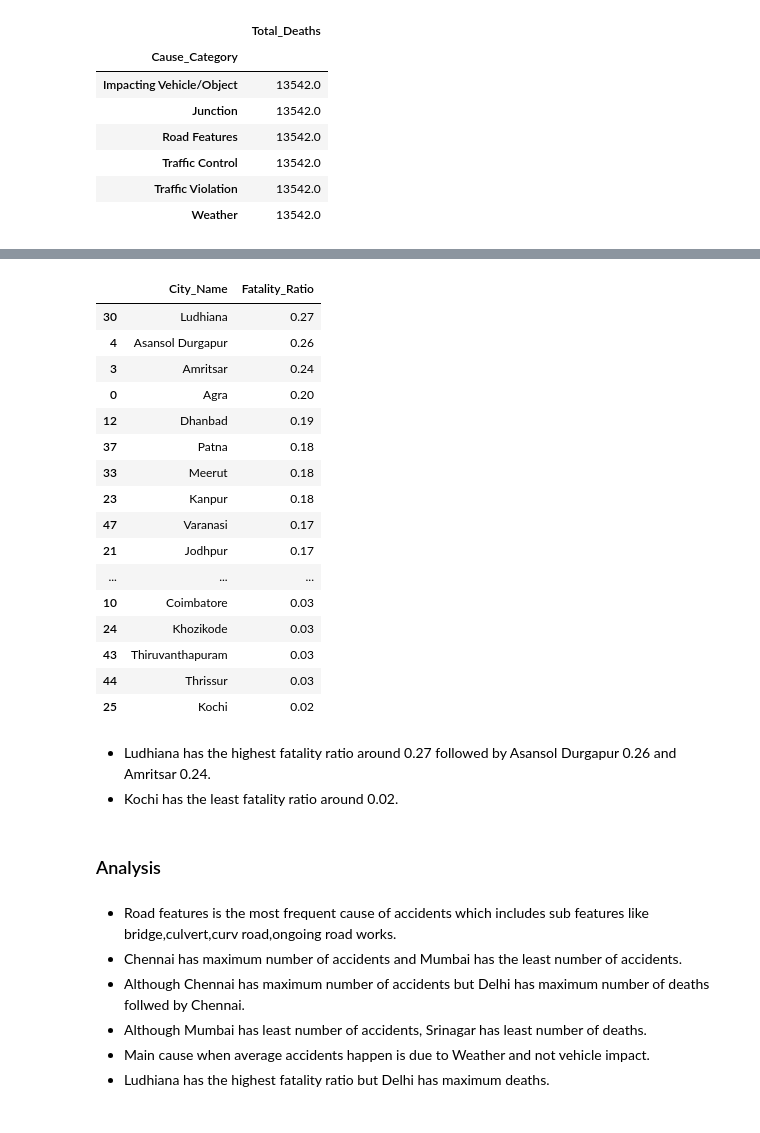
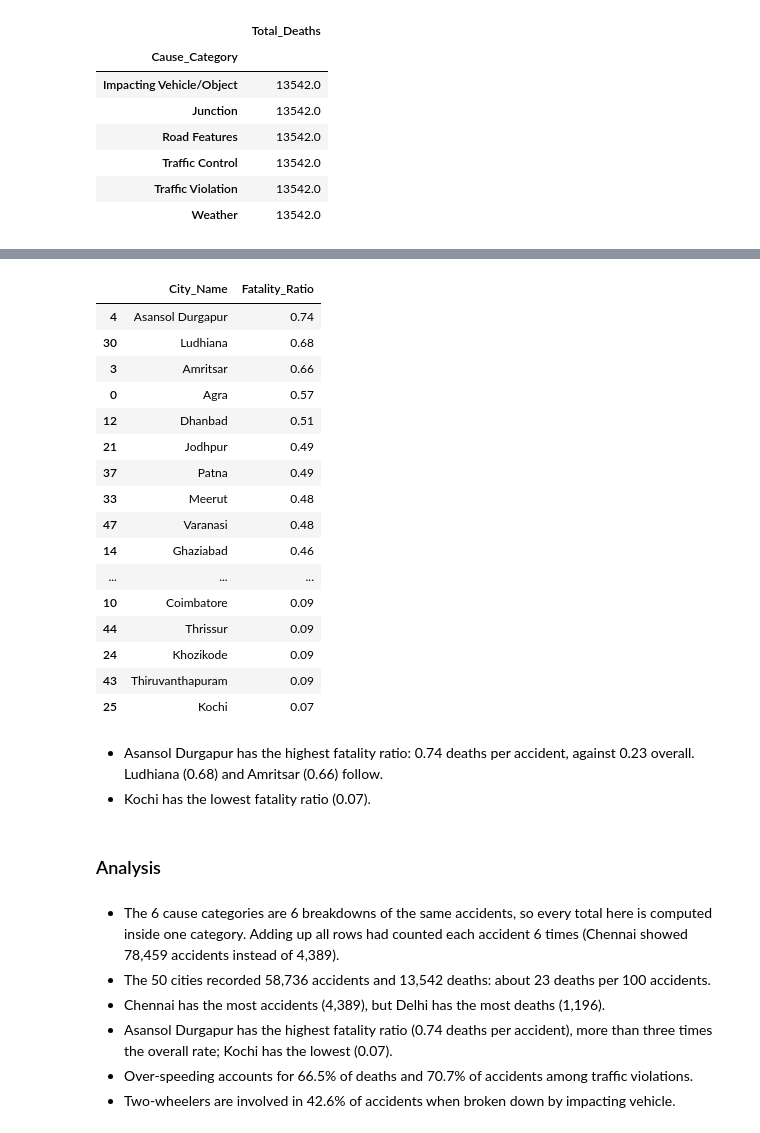
Before and after one commit to abhishek-070911/Data_Analyst_Projects, a Jupyter notebook: Data Analysis/Road Accident/Python File/Road_Accident_pyt.ipynb, the cells around one changed output, grey strips where cells are left out. Cells and saved outputs as stored; diff of their text form; code cells hidden in the pictures.

```diff
--- a/Data Analysis/Road Accident/Python File/Road_Accident_pyt.ipynb
+++ b/Data Analysis/Road Accident/Python File/Road_Accident_pyt.ipynb
@@ -6,9 +6,9 @@ import pandas as pd
 import matplotlib.pyplot as plt
 import seaborn as sns
 # %%
-# Importing dataset
+# Importing dataset (path relative to this notebook, so it runs from a clone of the repo)
 
-import_df = pd.read_csv(r'D:\Prot\Data Analyst\Data Analysis\I_Road Accident\Road Accident.csv')
+import_df = pd.read_csv('../Excel File/Road_Accident_exc.csv')
 # %%
 # Creating copy of the original dataframe
 
@@ -117,0 +129,5 @@ road_accident_df['Count_in_mil'].sum()
+# %%
+# Working from one category: national totals for each outcome
+
+one_category = road_accident_df[road_accident_df['Cause_Category'] == 'Traffic Violation']
+one_category.groupby('Outcome_of_Incident')['Count_in_mil'].sum()
@@ -249,43 +277,43 @@ plt.show()
 # %%
-# Calculating fatality ratio
+# Calculating fatality ratio: deaths per accident in each city
 
-total_accidents = road_accident_df.groupby('City_Name').agg(Total_Accidents = ('Count_in_mil','sum'))
+total_accidents = one_category[one_category['Outcome_of_Incident'] == 'Total number of Accidents']\
+                    .groupby('City_Name').agg(Total_Accidents = ('Count_in_mil','sum'))
 
-
-fatal_accident = road_accident_df[road_accident_df['Outcome_of_Incident'] == 'Persons Killed']\
+fatal_accident = one_category[one_category['Outcome_of_Incident'] == 'Persons Killed']\
                     .groupby('City_Name').agg(Persons_killed = ('Count_in_mil','sum'))
 
 fatality_ratio = (fatal_accident['Persons_killed']/total_accidents['Total_Accidents']).reset_index(name = 'Fatality_Ratio')\
                     .sort_values(by = 'Fatality_Ratio',ascending = False)
 
 fatality_ratio.round(2)
 # %% [output]
 |  | City_Name | Fatality_Ratio |
-| 30 | Ludhiana | 0.27 |
-| 4 | Asansol Durgapur | 0.26 |
-| 3 | Amritsar | 0.24 |
-| 0 | Agra | 0.20 |
-| 12 | Dhanbad | 0.19 |
-| 37 | Patna | 0.18 |
-| 33 | Meerut | 0.18 |
-| 23 | Kanpur | 0.18 |
-| 47 | Varanasi | 0.17 |
-| 21 | Jodhpur | 0.17 |
+| 4 | Asansol Durgapur | 0.74 |
+| 30 | Ludhiana | 0.68 |
+| 3 | Amritsar | 0.66 |
+| 0 | Agra | 0.57 |
+| 12 | Dhanbad | 0.51 |
+| 21 | Jodhpur | 0.49 |
+| 37 | Patna | 0.49 |
+| 33 | Meerut | 0.48 |
+| 47 | Varanasi | 0.48 |
+| 14 | Ghaziabad | 0.46 |
 | ... | ... | ... |
-| 10 | Coimbatore | 0.03 |
-| 24 | Khozikode | 0.03 |
-| 43 | Thiruvanthapuram | 0.03 |
-| 44 | Thrissur | 0.03 |
-| 25 | Kochi | 0.02 |
+| 10 | Coimbatore | 0.09 |
+| 44 | Thrissur | 0.09 |
+| 24 | Khozikode | 0.09 |
+| 43 | Thiruvanthapuram | 0.09 |
+| 25 | Kochi | 0.07 |
 # %% [markdown]
-* Ludhiana has the highest fatality ratio around 0.27 followed by Asansol Durgapur 0.26 and Amritsar 0.24.
-* Kochi has the least fatality ratio around 0.02.
+* Asansol Durgapur has the highest fatality ratio: 0.74 deaths per accident, against 0.23 overall. Ludhiana (0.68) and Amritsar (0.66) follow.
+* Kochi has the lowest fatality ratio (0.07).
 # %% [markdown]
 ### Analysis
 # %% [markdown]
-* Road features is the most frequent cause of accidents which includes sub features like bridge,culvert,curv road,ongoing road works.
-* Chennai has maximum number of accidents and Mumbai has the least number of accidents.
-* Although Chennai has maximum number of accidents but Delhi has maximum number of deaths follwed by Chennai.
-* Although Mumbai has least number of accidents, Srinagar has least number of deaths.
-* Main cause when average accidents happen is due to Weather and not vehicle impact.
-* Ludhiana has the highest fatality ratio but Delhi has maximum deaths.
+* The 6 cause categories are 6 breakdowns of the same accidents, so every total here is computed inside one category. Adding up all rows had counted each accident 6 times (Chennai showed 78,459 accidents instead of 4,389).
+* The 50 cities recorded 58,736 accidents and 13,542 deaths: about 23 deaths per 100 accidents.
+* Chennai has the most accidents (4,389), but Delhi has the most deaths (1,196).
+* Asansol Durgapur has the highest fatality ratio (0.74 deaths per accident), more than three times the overall rate; Kochi has the lowest (0.07).
+* Over-speeding accounts for 66.5% of deaths and 70.7% of accidents among traffic violations.
+* Two-wheelers are involved in 42.6% of accidents when broken down by impacting vehicle.
```
Also changed, not shown: parts of 16 cells of this notebook, 3 other files.
